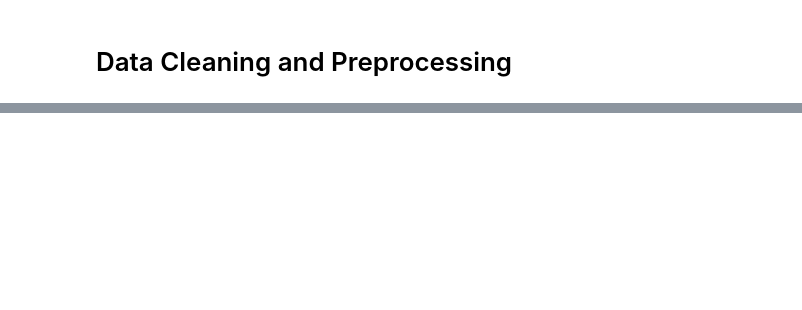
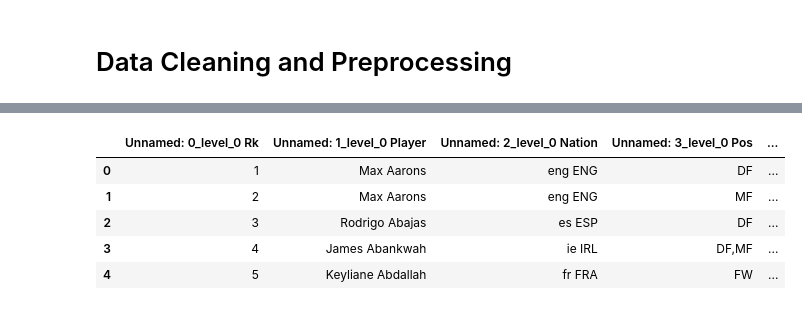
Before and after one commit to DarthJkid/FBREF_Analysis, a Jupyter notebook: Top_Five_Leagues_Player_Analysis.ipynb, the cells around one changed output, grey strips where cells are left out. Saved outputs shown, nothing was run; the diff lists cells and outputs as text; code cells hidden in the pictures; blank space fills up the shorter version.

```diff
--- a/Top_Five_Leagues_Player_Analysis.ipynb
+++ b/Top_Five_Leagues_Player_Analysis.ipynb
@@ -56,0 +51,13 @@ df.head()
+# %%
+# creating a data with the same headers but without multi indexing
+df.columns = [' '.join(col).strip() for col in df.columns]
+
+df = df.reset_index(drop=True)
+df.head()
+# %% [output]
+|  | Unnamed: 0_level_0 Rk | Unnamed: 1_level_0 Player | Unnamed: 2_level_0 Nation | Unnamed: 3_level_0 Pos | ... |
+| 0 | 1 | Max Aarons | eng ENG | DF | ... |
+| 1 | 2 | Max Aarons | eng ENG | MF | ... |
+| 2 | 3 | Rodrigo Abajas | es ESP | DF | ... |
+| 3 | 4 | James Abankwah | ie IRL | DF,MF | ... |
+| 4 | 5 | Keyliane Abdallah | fr FRA | FW | ... |
```
Also changed, not shown: parts of 6 cells of this notebook.
